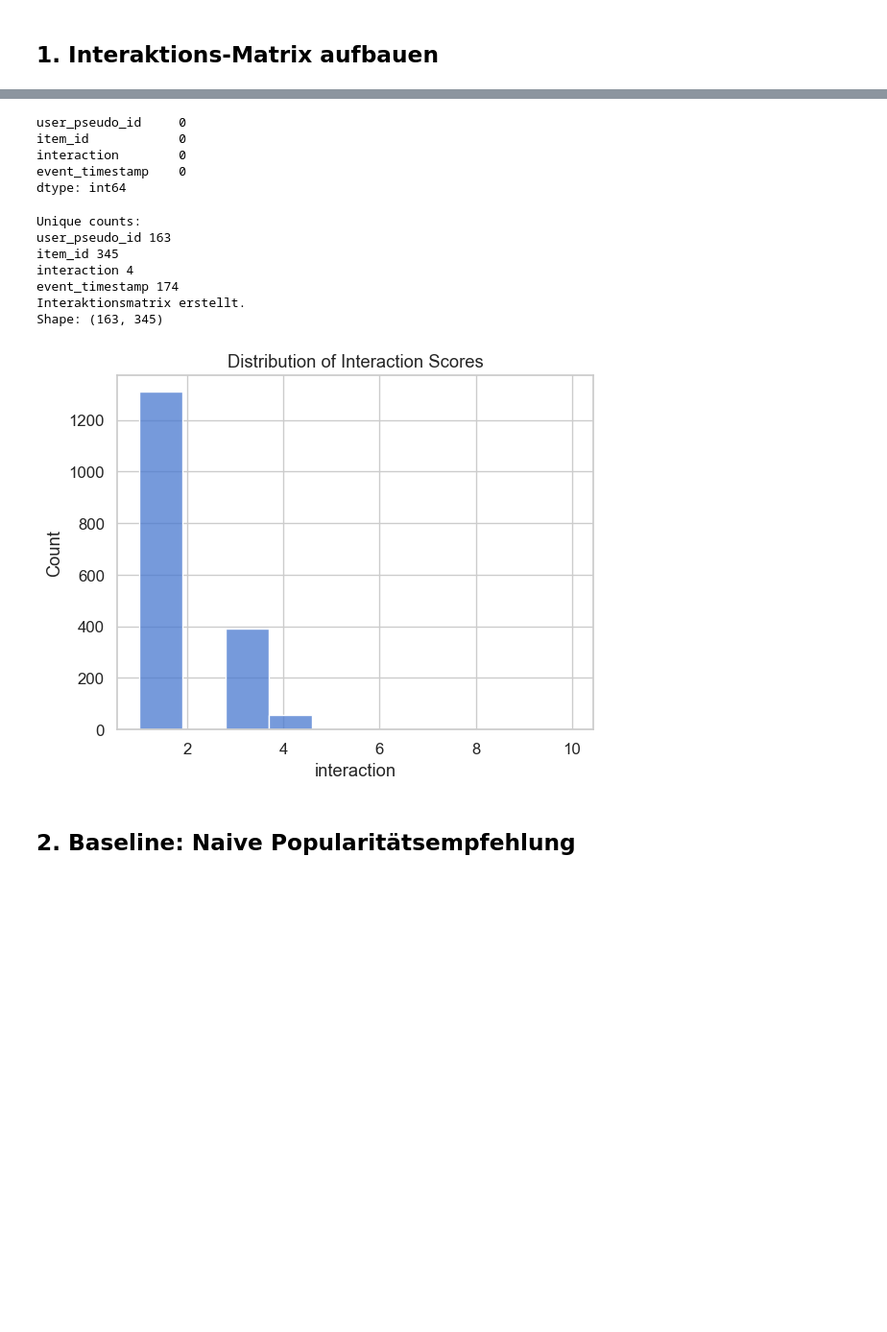
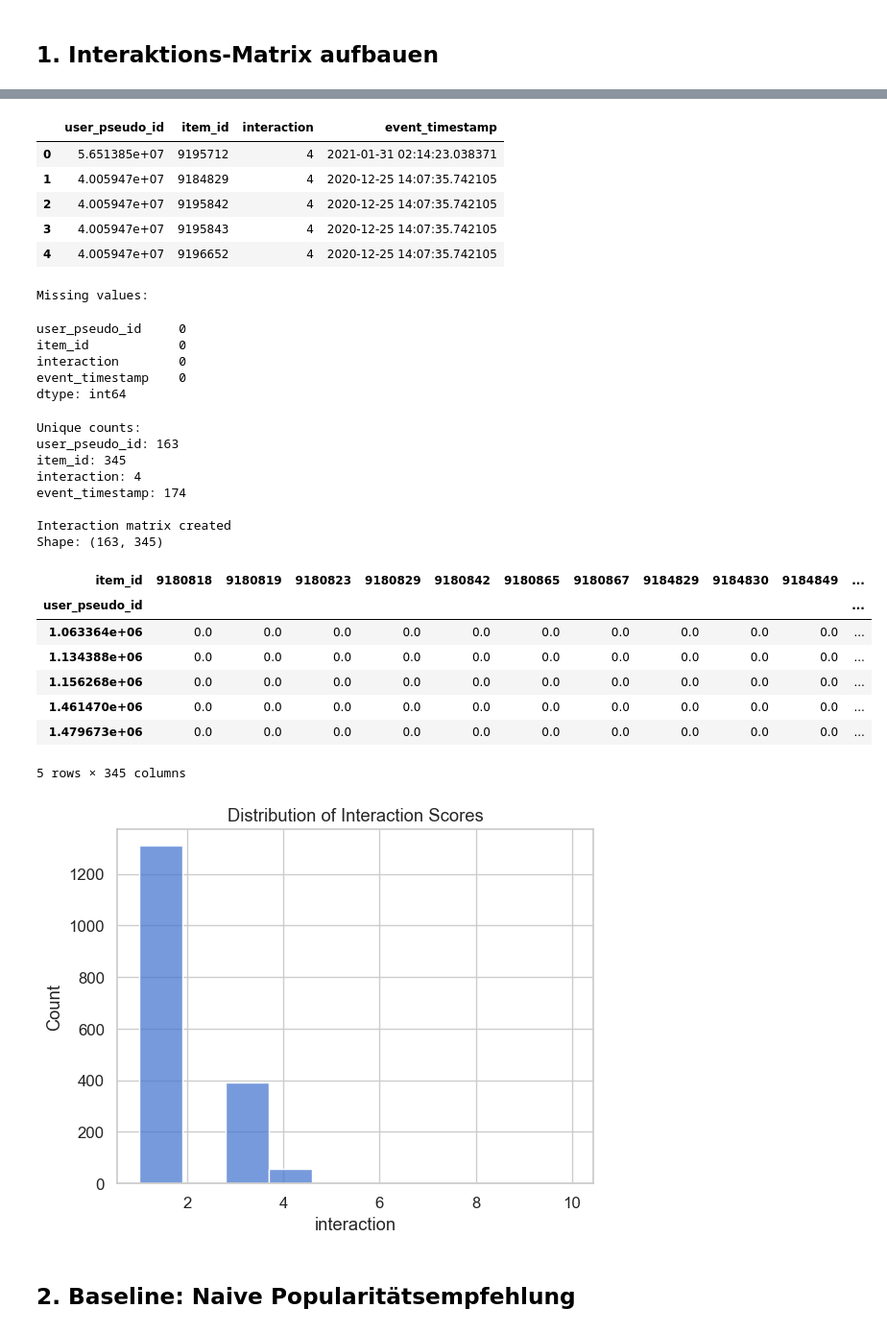
Before and after one commit to minimalmerlin/ki-marketing-personalisierung, a Jupyter notebook: notebooks/05_recommendation_logic.ipynb, the cells around one changed output, grey strips where cells are left out. Shown at 96% size. Saved outputs shown, nothing was run; the diff lists cells and outputs as text; code cells hidden in the pictures; blank space fills up the shorter version.

```diff
--- a/notebooks/05_recommendation_logic.ipynb
+++ b/notebooks/05_recommendation_logic.ipynb
@@ -31,38 +31,48 @@ Setup OK
 # %% [markdown]
 ## 1. Interaktions-Matrix aufbauen
 # %%
-# --- Load GA4 Recommender Dataset ---
 
-df = pd.read_csv(r"C:\Users\shiva\OneDrive\Desktop\weiter bildung\projekt\ki-marketing-personalisierung-main\data\processed/ga4_recommender_dataset.csv")
+# notebooks/
+# data/processed/ga4_recommender_dataset.csv
+data_path = os.path.join("..", "data", "processed", "ga4_recommender_dataset.csv")
+
+
+if not os.path.exists(data_path):
+    raise FileNotFoundError(f"Datendatei nicht gefunden:  {data_path}\n"
+                            f"Bitte überprüfe, ob die Datei im richtigen Pfad liegt.")
+
+
+df = pd.read_csv(data_path)
+
+print("Dataset loaded successfully")
 print(df.info())
-print(df.describe())
+display(df.head())
 
-print("Missing values:")
+print("\nMissing values:")
 display(df.isna().sum())
 
-print("Unique counts:")
+print("\nUnique counts:")
 for col in df.columns:
-    print(col, df[col].nunique())
+    print(f"{col}: {df[col].nunique()}")
 
 
-# Sicherstellen, dass die relevanten Spalten vorhanden sind
 required_cols = {"user_pseudo_id", "item_id", "interaction"}
 missing = required_cols - set(df.columns)
 if missing:
-    raise ValueError(f"Fehlende Spalten in df: {missing}")
+    raise ValueError(f"Die folgenden Spalten sind im DataFrame nicht vorhanden: {missing}")
 
-# User-Item-Interaktionsmatrix (Zeilen = User, Spalten = Items)
 interaction_matrix = df.pivot_table(
     index="user_pseudo_id",
     columns="item_id",
     values="interaction",
-    aggfunc="mean",   # falls mehrere Interaktionen pro User-Item existieren
-    fill_value=0      # fehlende Interaktionen = 0
+    aggfunc="mean",
+    fill_value=0
 )
 
-print("Interaktionsmatrix erstellt.")
+print("\nInteraction matrix created")
 print("Shape:", interaction_matrix.shape)
-interaction_matrix.head()
+display(interaction_matrix.head())
+
 
 sns.histplot(df["interaction"], bins=10)
 plt.title("Distribution of Interaction Scores")
@@ -88,15 +94,31 @@ Missing values:
+|  | user_pseudo_id | item_id | interaction | event_timestamp |
+| 0 | 5.651385e+07 | 9195712 | 4 | 2021-01-31 02:14:23.038371 |
+| 1 | 4.005947e+07 | 9184829 | 4 | 2020-12-25 14:07:35.742105 |
+| 2 | 4.005947e+07 | 9195842 | 4 | 2020-12-25 14:07:35.742105 |
+| 3 | 4.005947e+07 | 9195843 | 4 | 2020-12-25 14:07:35.742105 |
+| 4 | 4.005947e+07 | 9196652 | 4 | 2020-12-25 14:07:35.742105 |
-user_pseudo_id     0
-item_id            0
-interaction        0
-event_timestamp    0
-dtype: int64
+Missing values:
-Unique counts:
-user_pseudo_id 163
-item_id 345
-interaction 4
-event_timestamp 174
-Interaktionsmatrix erstellt.
-Shape: (163, 345)
+user_pseudo_id     0
+item_id            0
+interaction        0
+event_timestamp    0
+dtype: int64
+Unique counts:
+user_pseudo_id: 163
+item_id: 345
+interaction: 4
+event_timestamp: 174
+
+Interaction matrix created
+Shape: (163, 345)
+| item_id | 9180818 | 9180819 | 9180823 | 9180829 | 9180842 | 9180865 | 9180867 | 9184829 | 9184830 | 9184849 | ... |
+| user_pseudo_id |  |  |  |  |  |  |  |  |  |  | ... |
+| 1.063364e+06 | 0.0 | 0.0 | 0.0 | 0.0 | 0.0 | 0.0 | 0.0 | 0.0 | 0.0 | 0.0 | ... |
+| 1.134388e+06 | 0.0 | 0.0 | 0.0 | 0.0 | 0.0 | 0.0 | 0.0 | 0.0 | 0.0 | 0.0 | ... |
+| 1.156268e+06 | 0.0 | 0.0 | 0.0 | 0.0 | 0.0 | 0.0 | 0.0 | 0.0 | 0.0 | 0.0 | ... |
+| 1.461470e+06 | 0.0 | 0.0 | 0.0 | 0.0 | 0.0 | 0.0 | 0.0 | 0.0 | 0.0 | 0.0 | ... |
+| 1.479673e+06 | 0.0 | 0.0 | 0.0 | 0.0 | 0.0 | 0.0 | 0.0 | 0.0 | 0.0 | 0.0 | ... |
+5 rows × 345 columns
 [figure]
 # %% [markdown]
 ## 2. Baseline: Naive Popularitätsempfehlung
```
Also changed, not shown: parts of 5 cells of this notebook.
